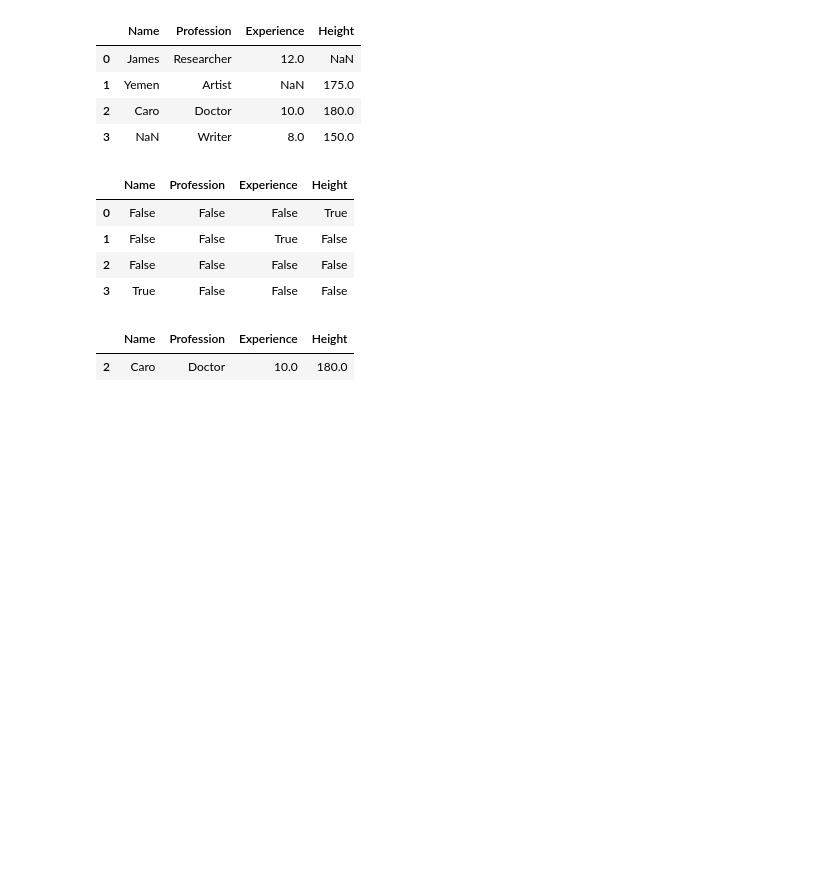
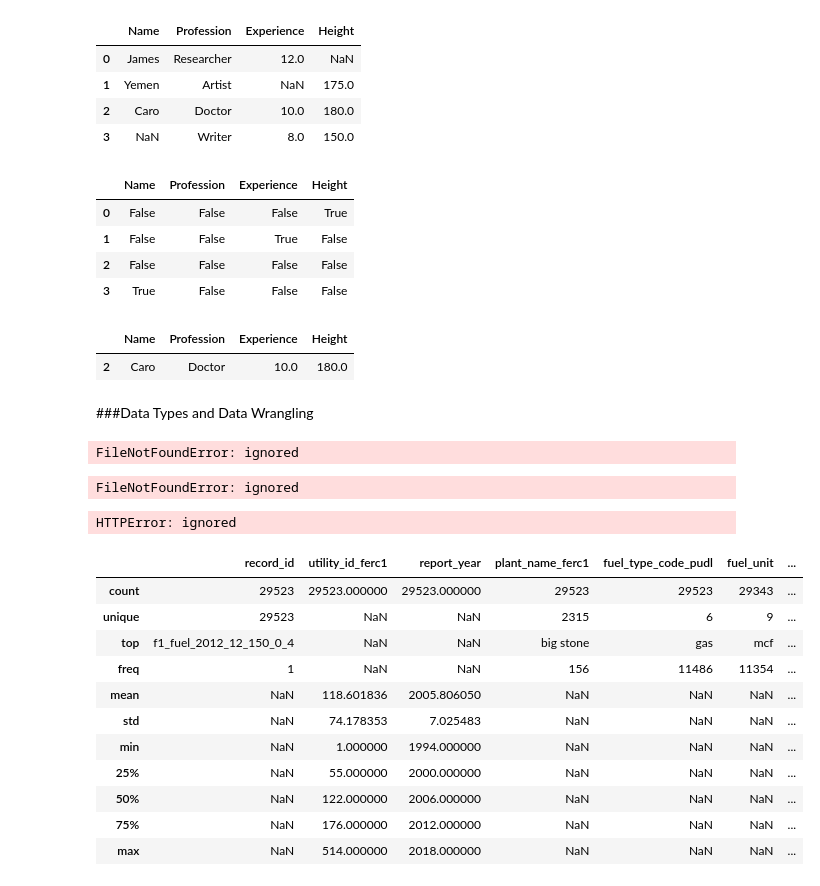
Before and after one commit to sumusa/Hamoye-Internship-Notes, a Jupyter notebook: Hamoye_Stage_A.ipynb, the cells around one changed output. Drawn from its saved outputs; the diff is of its cells as text; code cells hidden in the pictures; blank space fills up the shorter version.

```diff
--- a/Hamoye_Stage_A.ipynb
+++ b/Hamoye_Stage_A.ipynb
@@ -304,3 +305,38 @@ new_df.dropna()
 # %% [output]
 |  | Name | Profession | Experience | Height |
 | 2 | Caro | Doctor | 10.0 | 180.0 |
+# %% [markdown]
+###Data Types and Data Wrangling
+# %%
+csv_df = pd.read_csv('sample_file.csv')
+csv_df.to_csv('sample_file.csv',index=False)
+# %% [output]
+FileNotFoundError: ignored
+# %%
+excel_df = pd.read_excel('sample_file.xlsx')
+excel_df.to_excel('sample_file.xlsx')
+# %% [output]
+FileNotFoundError: ignored
+# %%
+html_df = pd.read_html('http://www.webpage.com/sampledata.html')
+html_df.to_html('sample_file.html')
+# %% [output]
+HTTPError: ignored
+# %%
+#read in the fuel dataset
+url = 'https://raw.githubusercontent.com/WalePhenomenon/climate_change/master/fuel_ferc1.csv'
+fuel_data = pd.read_csv(url, error_bad_lines = False)
+fuel_data.describe(include = 'all')
+# %% [output]
+|  | record_id | utility_id_ferc1 | report_year | plant_name_ferc1 | fuel_type_code_pudl | fuel_unit | ... |
+| count | 29523 | 29523.000000 | 29523.000000 | 29523 | 29523 | 29343 | ... |
+| unique | 29523 | NaN | NaN | 2315 | 6 | 9 | ... |
+| top | f1_fuel_2012_12_150_0_4 | NaN | NaN | big stone | gas | mcf | ... |
+| freq | 1 | NaN | NaN | 156 | 11486 | 11354 | ... |
+| mean | NaN | 118.601836 | 2005.806050 | NaN | NaN | NaN | ... |
+| std | NaN | 74.178353 | 7.025483 | NaN | NaN | NaN | ... |
+| min | NaN | 1.000000 | 1994.000000 | NaN | NaN | NaN | ... |
+| 25% | NaN | 55.000000 | 2000.000000 | NaN | NaN | NaN | ... |
+| 50% | NaN | 122.000000 | 2006.000000 | NaN | NaN | NaN | ... |
+| 75% | NaN | 176.000000 | 2012.000000 | NaN | NaN | NaN | ... |
+| max | NaN | 514.000000 | 2018.000000 | NaN | NaN | NaN | ... |
```
Also changed, not shown: parts of 4 cells of this notebook.
